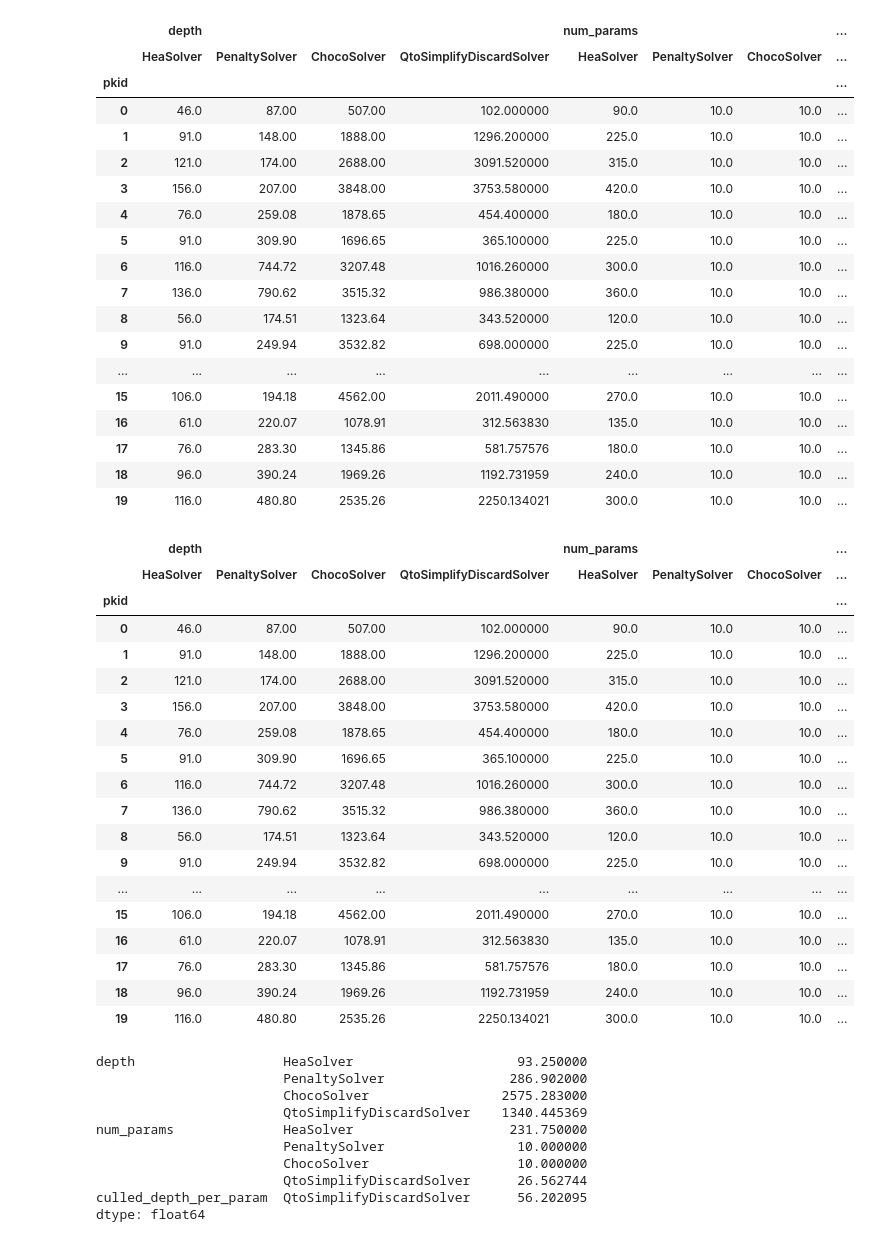
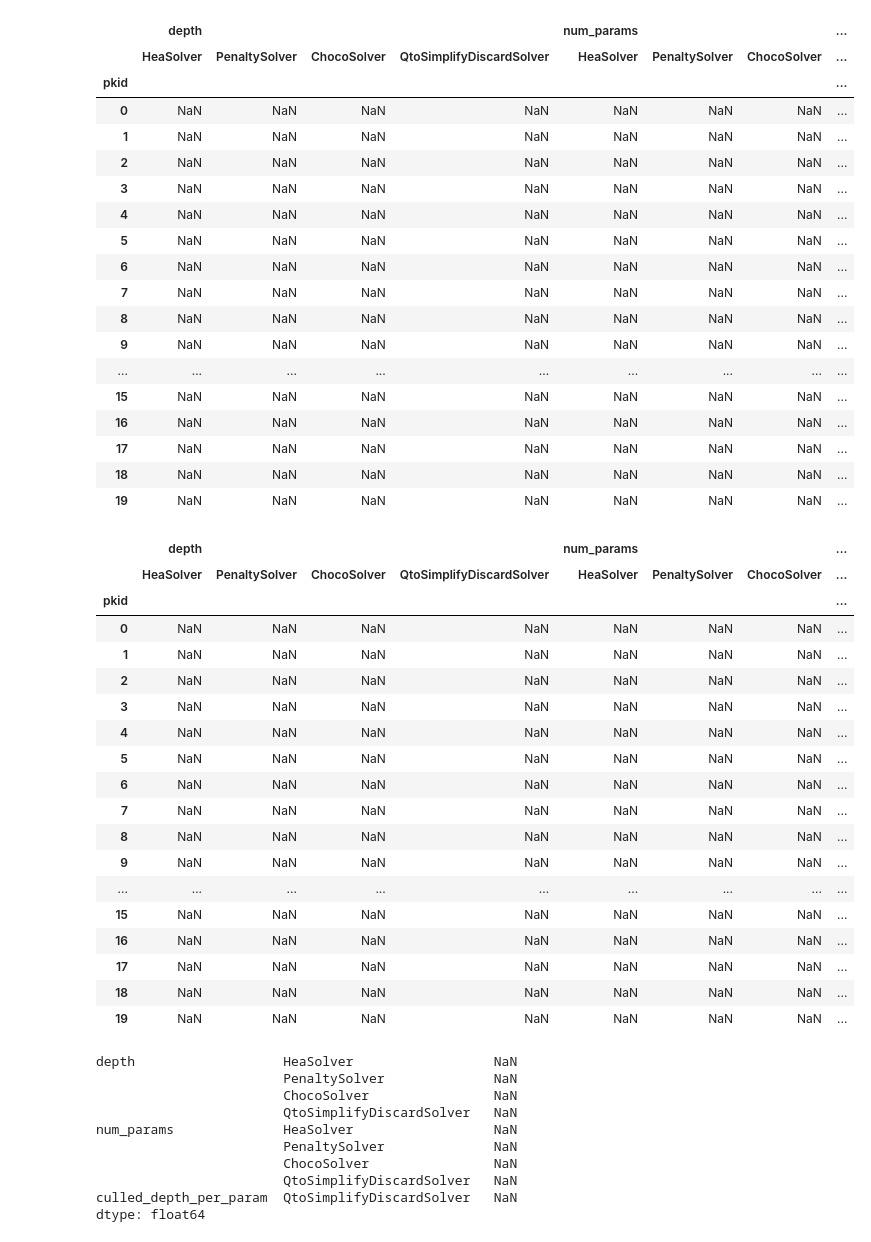
Before and after one commit to jiang7f/QTO, a Jupyter notebook: implementions/data/depth/depth.ipynb, the cells around one changed output. Drawn from its saved outputs; the diff is of its cells as text; code cells hidden in the pictures.

```diff
--- a/implementions/data/depth/depth.ipynb
+++ b/implementions/data/depth/depth.ipynb
@@ -3,48 +3,48 @@ import pandas as pd
 pd.set_option('display.max_rows', None)  # 显示所有行
 pd.set_option('display.max_columns', None)  # 显示所有列
 # %%
-file_path = '1_table_#.csv'
+file_path = '2_depth_opt_compare.csv'
 df = pd.read_csv(file_path)
 
 # df = df.drop(columns=['pbid'])
 df = df[df['depth'] >= 20]
 df = df[(df['num_params'] >= 1)]
 grouped_df = df.groupby(['pkid', 'layers', 'method'], as_index=False).agg({
     "depth": 'mean',
     # 'culled_depth': 'mean',
     'num_params': 'mean',
 })
 # values = ["depth", "culled_depth"]
 values = ["depth", 'num_params']
 
 ## 分组并把组作为索引
 pivot_df = grouped_df.pivot(index =['pkid'], columns='method', values=values)
 
 method_order = ['HeaSolver', 'PenaltySolver', 'ChocoSolver', 'QtoSimplifyDiscardSolver']
 # method_order = ['QtoSolver', 'QtoSimplifySolver', 'QtoSimplifyDiscardSolver']
 pivot_df = pivot_df.reindex(columns=pd.MultiIndex.from_product([values, method_order]))
 
 pivot_df
 # %% [output]
 |  | depth |  |  |  | num_params |  |  | ... |
 |  | HeaSolver | PenaltySolver | ChocoSolver | QtoSimplifyDiscardSolver | HeaSolver | PenaltySolver | ChocoSolver | ... |
 | pkid |  |  |  |  |  |  |  | ... |
-| 0 | 46.0 | 87.00 | 507.00 | 102.000000 | 90.0 | 10.0 | 10.0 | ... |
-| 1 | 91.0 | 148.00 | 1888.00 | 1296.200000 | 225.0 | 10.0 | 10.0 | ... |
-| 2 | 121.0 | 174.00 | 2688.00 | 3091.520000 | 315.0 | 10.0 | 10.0 | ... |
-| 3 | 156.0 | 207.00 | 3848.00 | 3753.580000 | 420.0 | 10.0 | 10.0 | ... |
-| 4 | 76.0 | 259.08 | 1878.65 | 454.400000 | 180.0 | 10.0 | 10.0 | ... |
-| 5 | 91.0 | 309.90 | 1696.65 | 365.100000 | 225.0 | 10.0 | 10.0 | ... |
-| 6 | 116.0 | 744.72 | 3207.48 | 1016.260000 | 300.0 | 10.0 | 10.0 | ... |
-| 7 | 136.0 | 790.62 | 3515.32 | 986.380000 | 360.0 | 10.0 | 10.0 | ... |
-| 8 | 56.0 | 174.51 | 1323.64 | 343.520000 | 120.0 | 10.0 | 10.0 | ... |
-| 9 | 91.0 | 249.94 | 3532.82 | 698.000000 | 225.0 | 10.0 | 10.0 | ... |
+| 0 | NaN | NaN | NaN | NaN | NaN | NaN | NaN | ... |
+| 1 | NaN | NaN | NaN | NaN | NaN | NaN | NaN | ... |
+| 2 | NaN | NaN | NaN | NaN | NaN | NaN | NaN | ... |
+| 3 | NaN | NaN | NaN | NaN | NaN | NaN | NaN | ... |
+| 4 | NaN | NaN | NaN | NaN | NaN | NaN | NaN | ... |
+| 5 | NaN | NaN | NaN | NaN | NaN | NaN | NaN | ... |
+| 6 | NaN | NaN | NaN | NaN | NaN | NaN | NaN | ... |
+| 7 | NaN | NaN | NaN | NaN | NaN | NaN | NaN | ... |
+| 8 | NaN | NaN | NaN | NaN | NaN | NaN | NaN | ... |
+| 9 | NaN | NaN | NaN | NaN | NaN | NaN | NaN | ... |
 | ... | ... | ... | ... | ... | ... | ... | ... | ... |
-| 15 | 106.0 | 194.18 | 4562.00 | 2011.490000 | 270.0 | 10.0 | 10.0 | ... |
-| 16 | 61.0 | 220.07 | 1078.91 | 312.563830 | 135.0 | 10.0 | 10.0 | ... |
-| 17 | 76.0 | 283.30 | 1345.86 | 581.757576 | 180.0 | 10.0 | 10.0 | ... |
-| 18 | 96.0 | 390.24 | 1969.26 | 1192.731959 | 240.0 | 10.0 | 10.0 | ... |
-| 19 | 116.0 | 480.80 | 2535.26 | 2250.134021 | 300.0 | 10.0 | 10.0 | ... |
+| 15 | NaN | NaN | NaN | NaN | NaN | NaN | NaN | ... |
+| 16 | NaN | NaN | NaN | NaN | NaN | NaN | NaN | ... |
+| 17 | NaN | NaN | NaN | NaN | NaN | NaN | NaN | ... |
+| 18 | NaN | NaN | NaN | NaN | NaN | NaN | NaN | ... |
+| 19 | NaN | NaN | NaN | NaN | NaN | NaN | NaN | ... |
 # %%
 culled_depth_Qtosimplify_discard = pivot_df['depth']['QtoSimplifyDiscardSolver']
 num_params_Qtosimplify_discard = pivot_df['num_params']['QtoSimplifyDiscardSolver']
@@ -56,35 +56,35 @@ pivot_df
 |  | depth |  |  |  | num_params |  |  | ... |
 |  | HeaSolver | PenaltySolver | ChocoSolver | QtoSimplifyDiscardSolver | HeaSolver | PenaltySolver | ChocoSolver | ... |
 | pkid |  |  |  |  |  |  |  | ... |
-| 0 | 46.0 | 87.00 | 507.00 | 102.000000 | 90.0 | 10.0 | 10.0 | ... |
-| 1 | 91.0 | 148.00 | 1888.00 | 1296.200000 | 225.0 | 10.0 | 10.0 | ... |
-| 2 | 121.0 | 174.00 | 2688.00 | 3091.520000 | 315.0 | 10.0 | 10.0 | ... |
-| 3 | 156.0 | 207.00 | 3848.00 | 3753.580000 | 420.0 | 10.0 | 10.0 | ... |
-| 4 | 76.0 | 259.08 | 1878.65 | 454.400000 | 180.0 | 10.0 | 10.0 | ... |
-| 5 | 91.0 | 309.90 | 1696.65 | 365.100000 | 225.0 | 10.0 | 10.0 | ... |
-| 6 | 116.0 | 744.72 | 3207.48 | 1016.260000 | 300.0 | 10.0 | 10.0 | ... |
-| 7 | 136.0 | 790.62 | 3515.32 | 986.380000 | 360.0 | 10.0 | 10.0 | ... |
-| 8 | 56.0 | 174.51 | 1323.64 | 343.520000 | 120.0 | 10.0 | 10.0 | ... |
-| 9 | 91.0 | 249.94 | 3532.82 | 698.000000 | 225.0 | 10.0 | 10.0 | ... |
+| 0 | NaN | NaN | NaN | NaN | NaN | NaN | NaN | ... |
+| 1 | NaN | NaN | NaN | NaN | NaN | NaN | NaN | ... |
+| 2 | NaN | NaN | NaN | NaN | NaN | NaN | NaN | ... |
+| 3 | NaN | NaN | NaN | NaN | NaN | NaN | NaN | ... |
+| 4 | NaN | NaN | NaN | NaN | NaN | NaN | NaN | ... |
+| 5 | NaN | NaN | NaN | NaN | NaN | NaN | NaN | ... |
+| 6 | NaN | NaN | NaN | NaN | NaN | NaN | NaN | ... |
+| 7 | NaN | NaN | NaN | NaN | NaN | NaN | NaN | ... |
+| 8 | NaN | NaN | NaN | NaN | NaN | NaN | NaN | ... |
+| 9 | NaN | NaN | NaN | NaN | NaN | NaN | NaN | ... |
 | ... | ... | ... | ... | ... | ... | ... | ... | ... |
-| 15 | 106.0 | 194.18 | 4562.00 | 2011.490000 | 270.0 | 10.0 | 10.0 | ... |
-| 16 | 61.0 | 220.07 | 1078.91 | 312.563830 | 135.0 | 10.0 | 10.0 | ... |
-| 17 | 76.0 | 283.30 | 1345.86 | 581.757576 | 180.0 | 10.0 | 10.0 | ... |
-| 18 | 96.0 | 390.24 | 1969.26 | 1192.731959 | 240.0 | 10.0 | 10.0 | ... |
-| 19 | 116.0 | 480.80 | 2535.26 | 2250.134021 | 300.0 | 10.0 | 10.0 | ... |
+| 15 | NaN | NaN | NaN | NaN | NaN | NaN | NaN | ... |
+| 16 | NaN | NaN | NaN | NaN | NaN | NaN | NaN | ... |
+| 17 | NaN | NaN | NaN | NaN | NaN | NaN | NaN | ... |
+| 18 | NaN | NaN | NaN | NaN | NaN | NaN | NaN | ... |
+| 19 | NaN | NaN | NaN | NaN | NaN | NaN | NaN | ... |
 # %%
 mean_values_per_column = pivot_df.mean()
 print(mean_values_per_column)
 # %% [output]
-depth                   HeaSolver                     93.250000
-                        PenaltySolver                286.902000
-                        ChocoSolver                 2575.283000
-                        QtoSimplifyDiscardSolver    1340.445369
-num_params              HeaSolver                    231.750000
-                        PenaltySolver                 10.000000
-                        ChocoSolver                   10.000000
-                        QtoSimplifyDiscardSolver      26.562744
-culled_depth_per_param  QtoSimplifyDiscardSolver      56.202095
+depth                   HeaSolver                  NaN
+                        PenaltySolver              NaN
+                        ChocoSolver                NaN
+                        QtoSimplifyDiscardSolver   NaN
+num_params              HeaSolver                  NaN
+                        PenaltySolver              NaN
+                        ChocoSolver                NaN
+                        QtoSimplifyDiscardSolver   NaN
+culled_depth_per_param  QtoSimplifyDiscardSolver   NaN
 dtype: float64
 # %%
 # 定义格式化函数
```
Also changed, not shown: parts of 4 cells of this notebook, 52 other files.
